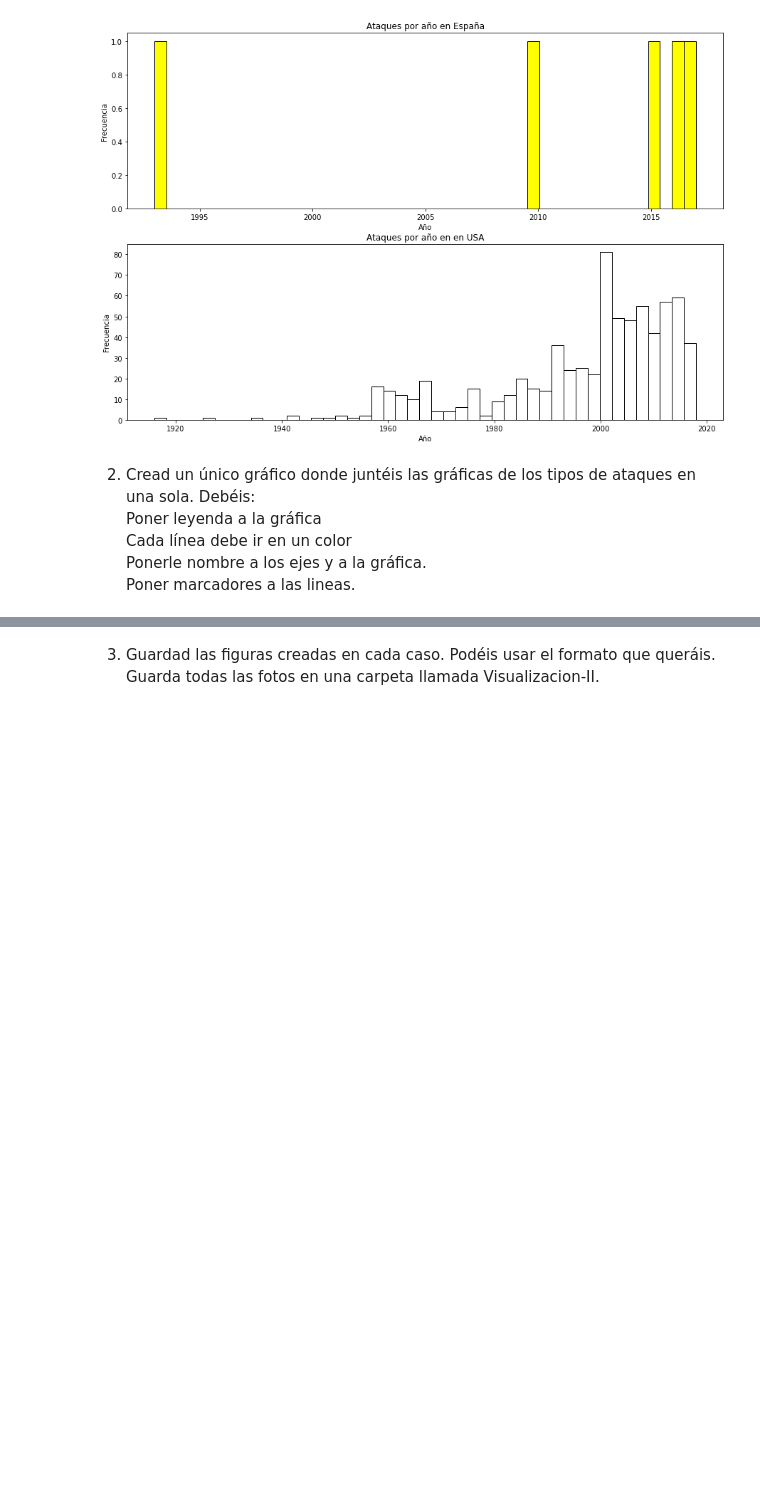
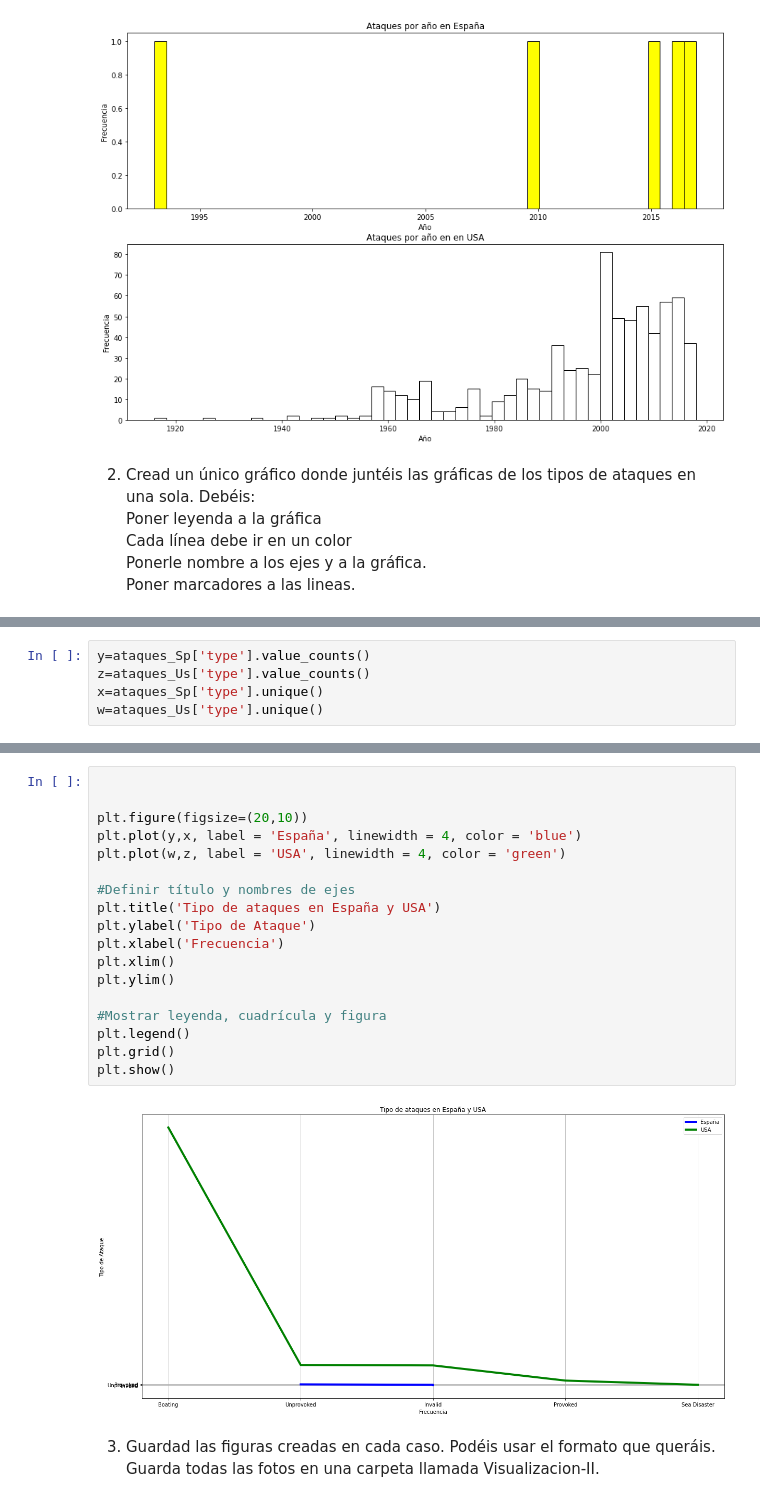
Before and after one commit to Adalab/DA_PromoC_Modulo2_Sprint1_Ana-Anahi, a Jupyter notebook: Visualizacion/pp-Visualizacion_2.ipynb, the cells around one changed output, grey strips where cells are left out. Saved outputs shown, nothing was run; the diff lists cells and outputs as text; blank space fills up the shorter version.

```diff
--- a/Visualizacion/pp-Visualizacion_2.ipynb
+++ b/Visualizacion/pp-Visualizacion_2.ipynb
@@ -135,0 +79,5 @@ plt.show()
+# %%
+y=ataques_Sp['type'].value_counts()
+z=ataques_Us['type'].value_counts()
+x=ataques_Sp['type'].unique()
+w=ataques_Us['type'].unique()
@@ -136,2 +93,22 @@ plt.show()
+# %%
+
+
+plt.figure(figsize=(20,10))
+plt.plot(y,x, label = 'España', linewidth = 4, color = 'blue')
+plt.plot(w,z, label = 'USA', linewidth = 4, color = 'green')
+
+#Definir título y nombres de ejes
+plt.title('Tipo de ataques en España y USA')
+plt.ylabel('Tipo de Ataque')
+plt.xlabel('Frecuencia')
+plt.xlim()
+plt.ylim()
+
+#Mostrar leyenda, cuadrícula y figura
+plt.legend()
+plt.grid()
+plt.show()
+# %% [output]
+[figure, added]
 # %% [markdown]
 3. Guardad las figuras creadas en cada caso. Podéis usar el formato que queráis. Guarda todas las fotos en una carpeta llamada Visualizacion-II.
```
Also changed, not shown: parts of 4 cells of this notebook.
